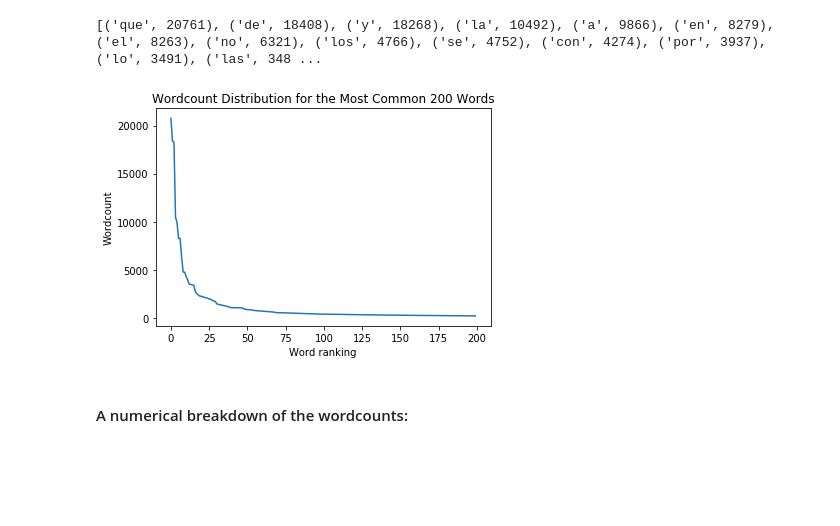
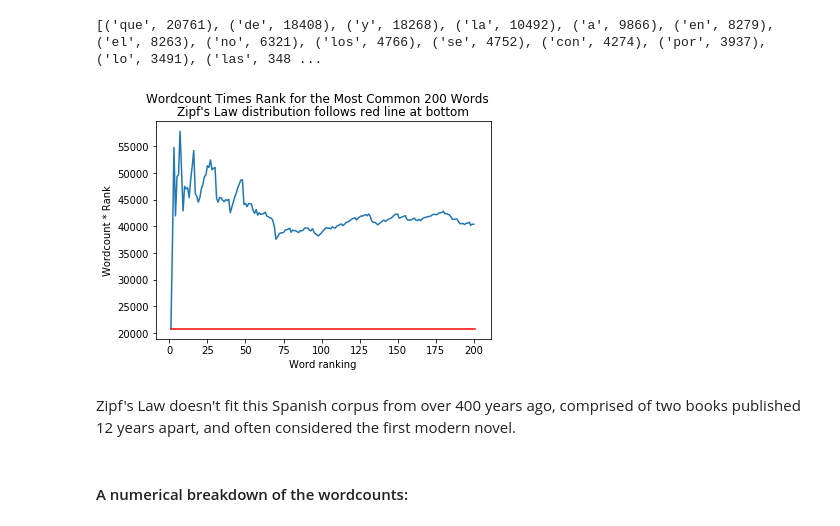
Before and after one commit to ebhtra/gory-graph, a Jupyter notebook: Homework4_2.ipynb, the cells around one changed output. Drawn from its saved outputs; the diff is of its cells as text; code cells hidden in the pictures; blank space fills up the shorter version.

Commit message:
HW4-2 Zipfs

```diff
--- a/Homework4_2.ipynb
+++ b/Homework4_2.ipynb
@@ -93,12 +93,18 @@ print(wordcounts.most_common(200))
 # %% [output]
 [('que', 20761), ('de', 18408), ('y', 18268), ('la', 10492), ('a', 9866), ('en', 8279), ('el', 8263), ('no', 6321), ('los', 4766), ('se', 4752), ('con', 4274), ('por', 3937), ('lo', 3491), ('las', 348 ...
 # %%
-plt.plot(list(zip(*wordcounts.most_common(200)))[1])
-plt.title("Wordcount Distribution for the Most Common 200 Words")
+# isolate the ordered counts
+counts = list(zip(*wordcounts.most_common(200)))[1]
+plt.plot(range(1,201), [(rank+1) * count for rank, count in enumerate(counts)])
+plt.plot((1,201),(counts[0],counts[0]), color='r')
+plt.suptitle("Wordcount Times Rank for the Most Common 200 Words")
+plt.title("Zipf's Law distribution follows red line at bottom")
 plt.xlabel('Word ranking')
-plt.ylabel('Wordcount');
+plt.ylabel('Wordcount * Rank');
 # %% [output]
-[figure, old version]
+[figure, new version]
+# %% [markdown]
+Zipf's Law doesn't fit this Spanish corpus from over 400 years ago, comprised of two books published 12 years apart, and often considered the first modern novel.
 # %% [markdown]
 #### A numerical breakdown of the wordcounts:
 # %%
```
Also changed, not shown: parts of 3 cells of this notebook.
